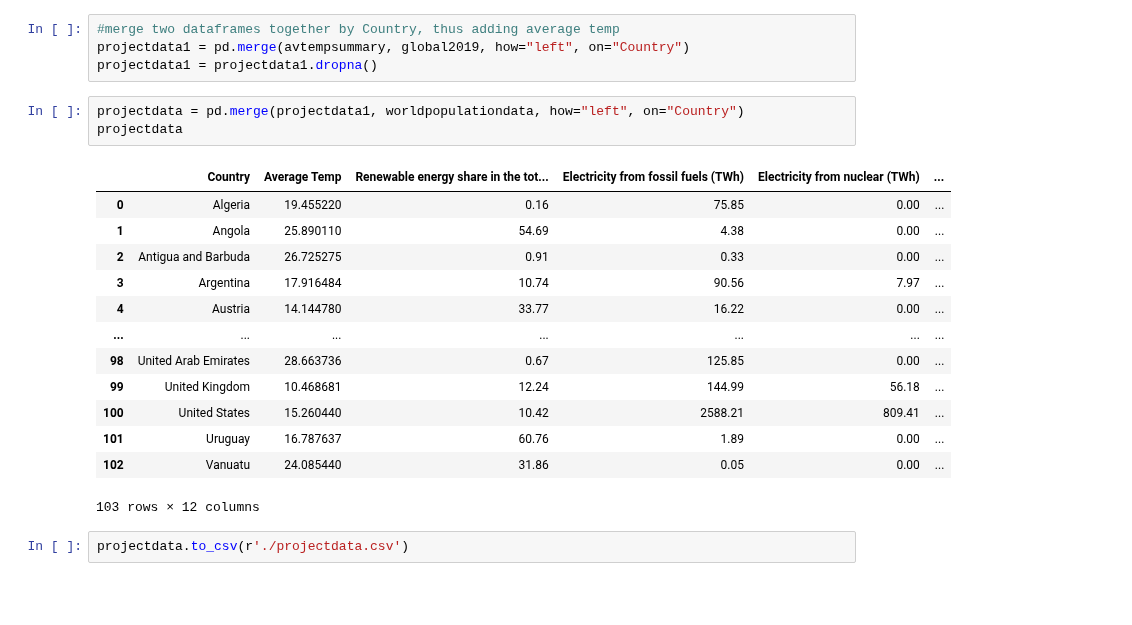
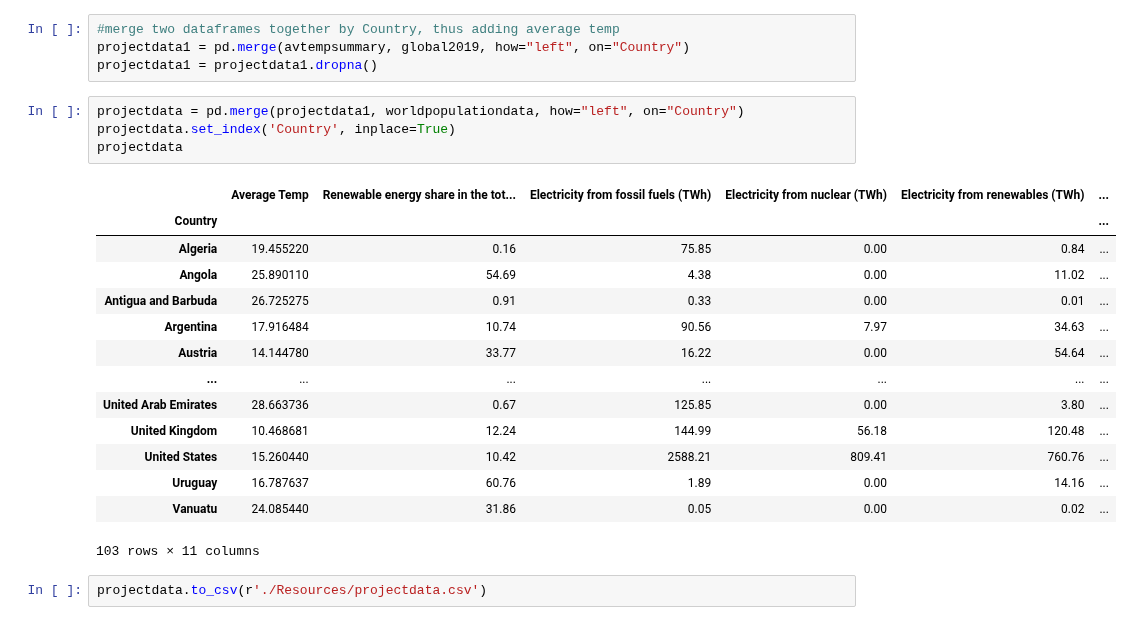
Before and after one commit to yosieph/Project1, a Jupyter notebook: project1dataclean.ipynb, the cells around one changed output. Saved outputs shown, nothing was run; the diff lists cells and outputs as text; blank space fills up the shorter version.

```diff
--- a/project1dataclean.ipynb
+++ b/project1dataclean.ipynb
@@ -96,20 +96,22 @@ projectdata1 = pd.merge(avtempsummary, global2019, how="left", on="Country")
 projectdata1 = projectdata1.dropna()
 # %%
 projectdata = pd.merge(projectdata1, worldpopulationdata, how="left", on="Country")
+projectdata.set_index('Country', inplace=True)
 projectdata
 # %% [output]
-|  | Country | Average Temp | Renewable energy share in the tot... | Electricity from fossil fuels (TWh) | Electricity from nuclear (TWh) | ... |
-| 0 | Algeria | 19.455220 | 0.16 | 75.85 | 0.00 | ... |
-| 1 | Angola | 25.890110 | 54.69 | 4.38 | 0.00 | ... |
-| 2 | Antigua and Barbuda | 26.725275 | 0.91 | 0.33 | 0.00 | ... |
-| 3 | Argentina | 17.916484 | 10.74 | 90.56 | 7.97 | ... |
-| 4 | Austria | 14.144780 | 33.77 | 16.22 | 0.00 | ... |
+|  | Average Temp | Renewable energy share in the tot... | Electricity from fossil fuels (TWh) | Electricity from nuclear (TWh) | Electricity from renewables (TWh) | ... |
+| Country |  |  |  |  |  | ... |
+| Algeria | 19.455220 | 0.16 | 75.85 | 0.00 | 0.84 | ... |
+| Angola | 25.890110 | 54.69 | 4.38 | 0.00 | 11.02 | ... |
+| Antigua and Barbuda | 26.725275 | 0.91 | 0.33 | 0.00 | 0.01 | ... |
+| Argentina | 17.916484 | 10.74 | 90.56 | 7.97 | 34.63 | ... |
+| Austria | 14.144780 | 33.77 | 16.22 | 0.00 | 54.64 | ... |
 | ... | ... | ... | ... | ... | ... | ... |
-| 98 | United Arab Emirates | 28.663736 | 0.67 | 125.85 | 0.00 | ... |
-| 99 | United Kingdom | 10.468681 | 12.24 | 144.99 | 56.18 | ... |
-| 100 | United States | 15.260440 | 10.42 | 2588.21 | 809.41 | ... |
-| 101 | Uruguay | 16.787637 | 60.76 | 1.89 | 0.00 | ... |
-| 102 | Vanuatu | 24.085440 | 31.86 | 0.05 | 0.00 | ... |
+| United Arab Emirates | 28.663736 | 0.67 | 125.85 | 0.00 | 3.80 | ... |
+| United Kingdom | 10.468681 | 12.24 | 144.99 | 56.18 | 120.48 | ... |
+| United States | 15.260440 | 10.42 | 2588.21 | 809.41 | 760.76 | ... |
+| Uruguay | 16.787637 | 60.76 | 1.89 | 0.00 | 14.16 | ... |
+| Vanuatu | 24.085440 | 31.86 | 0.05 | 0.00 | 0.02 | ... |
-103 rows × 12 columns
+103 rows × 11 columns
 # %%
-projectdata.to_csv(r'./projectdata.csv')
+projectdata.to_csv(r'./Resources/projectdata.csv')
```
Also changed, not shown: 1 other file.
